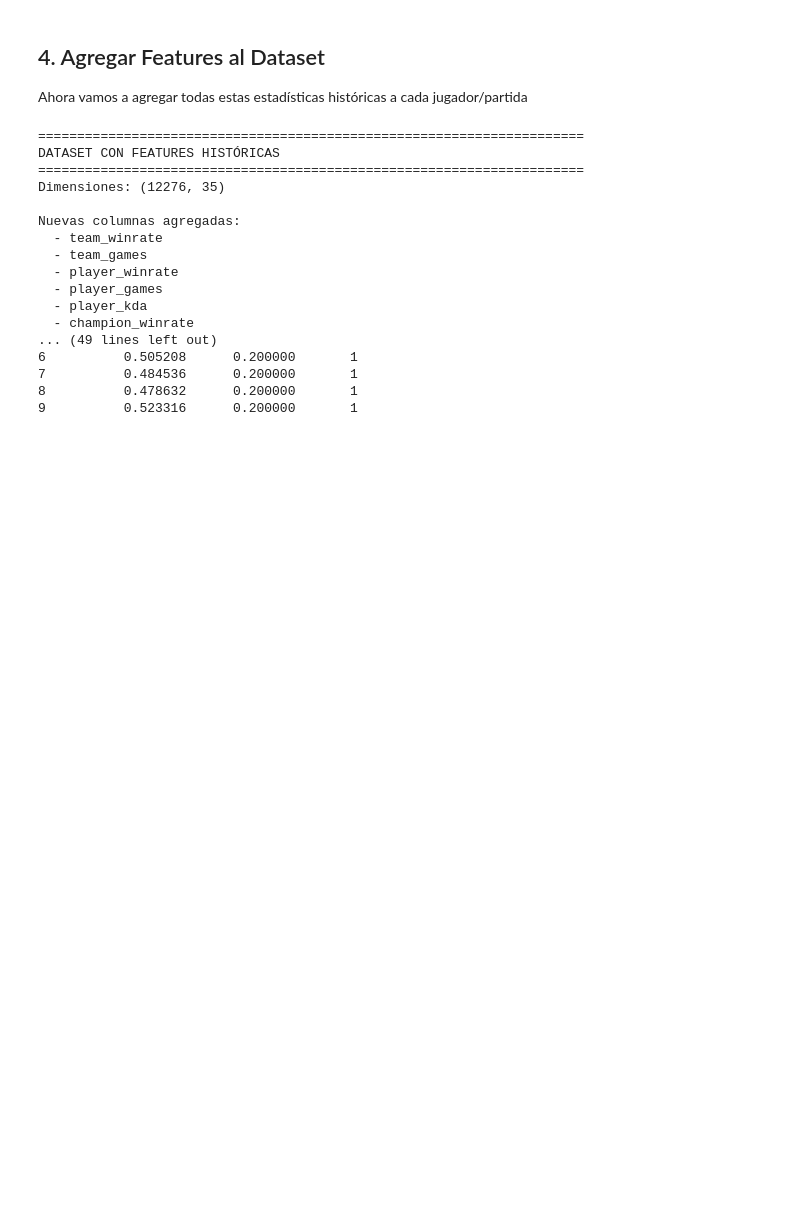
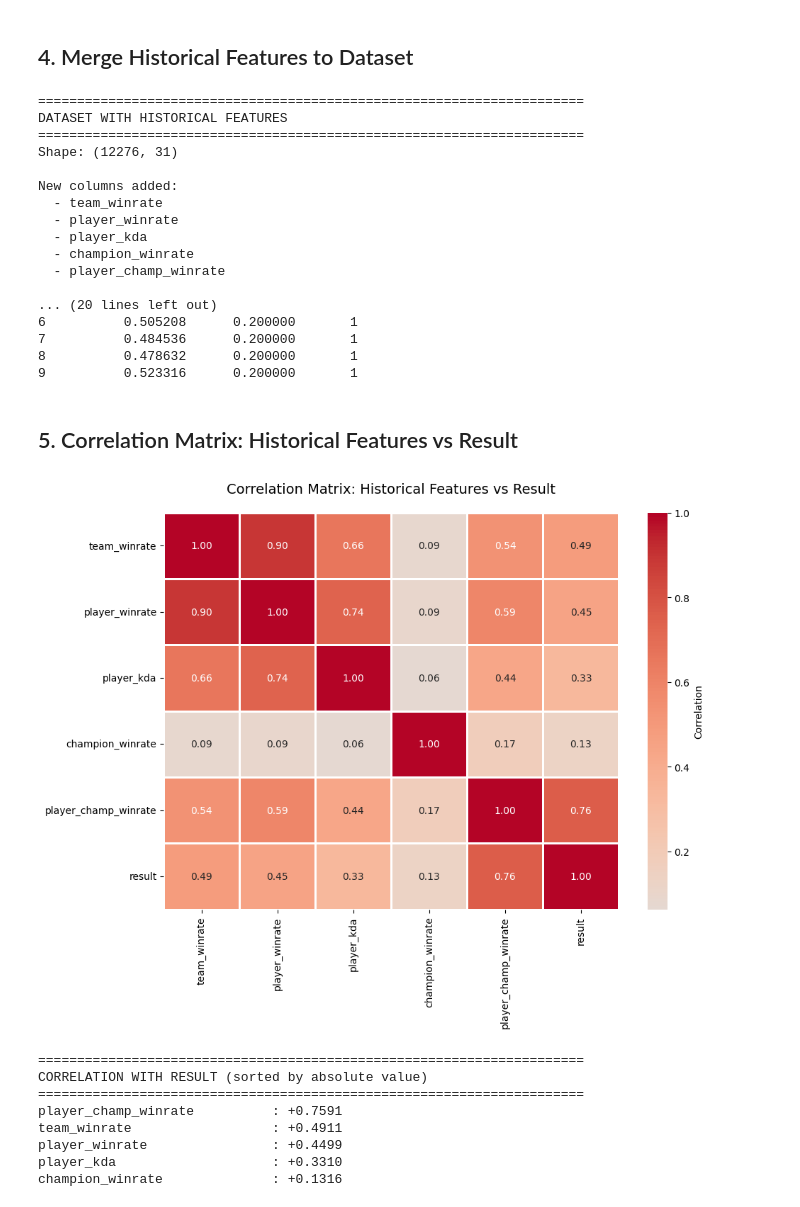
Before and after one commit to Waffle639/LoL-AI, a Jupyter notebook: IA_LoL_Prediccion_Pre_Game.ipynb, the cells around one changed output. Cells and saved outputs as stored; diff of their text form; code cells hidden in the pictures; blank space fills up the shorter version.

```diff
--- a/IA_LoL_Prediccion_Pre_Game.ipynb
+++ b/IA_LoL_Prediccion_Pre_Game.ipynb
@@ -246,56 +206,69 @@ WINRATE POR LADO
 # %% [markdown]
-## 4. Agregar Features al Dataset
-
-Ahora vamos a agregar todas estas estadísticas históricas a cada jugador/partida
+## 4. Merge Historical Features to Dataset
 # %%
-# Merge todas las estadísticas históricas al dataset
 df_features = df_clean.copy()
 
-# Agregar stats de equipo
 df_features = df_features.merge(team_stats, on='teamname', how='left')
-
-# Agregar stats de jugador
 df_features = df_features.merge(player_stats, on='playername', how='left')
-
-# Agregar stats de campeón
 df_features = df_features.merge(champion_stats, on='champion', how='left')
-
-# Agregar stats de jugador+campeón (maestría)
 df_features = df_features.merge(player_champion_stats, on=['playername', 'champion'], how='left')
 
-# Agregar stats de lado
-df_features = df_features.merge(side_stats, on='side', how='left')
-
 print("="*70)
-print("DATASET CON FEATURES HISTÓRICAS")
+print("DATASET WITH HISTORICAL FEATURES")
 print("="*70)
-print(f"Dimensiones: {df_features.shape}")
-print(f"\nNuevas columnas agregadas:")
-nuevas_cols = ['team_winrate', 'team_games', 'player_winrate', 'player_games', 'player_kda',
-               'champion_winrate', 'champion_games', 'player_champ_winrate', 'player_champ_games',
-               'side_winrate', 'side_games']
-for col in nuevas_cols:
+print(f"Shape: {df_features.shape}")
+print(f"\nNew columns added:")
+new_cols = ['team_winrate', 'player_winrate', 'player_kda', 'champion_winrate', 'player_champ_winrate']
+for col in new_cols:
     print(f"  - {col}")
 
-# Mostrar ejemplo
-print("\nEjemplo de datos con features:")
+print("\nExample data with features:")
 print(df_features[['playername', 'champion', 'teamname', 'player_winrate', 'player_kda', 'champion_winrate', 'team_winrate', 'result']].head(10))
 # %% [output]
 ======================================================================
-DATASET CON FEATURES HISTÓRICAS
+DATASET WITH HISTORICAL FEATURES
 ======================================================================
-Dimensiones: (12276, 35)
+Shape: (12276, 31)
 
-Nuevas columnas agregadas:
+New columns added:
   - team_winrate
-  - team_games
   - player_winrate
-  - player_games
   - player_kda
   - champion_winrate
-... (49 lines left out)
+  - player_champ_winrate
+
+... (20 lines left out)
 6          0.505208      0.200000       1
 7          0.484536      0.200000       1
 8          0.478632      0.200000       1
 9          0.523316      0.200000       1
+# %% [markdown]
+## 5. Correlation Matrix: Historical Features vs Result
+# %%
+correlation_cols = ['team_winrate', 'player_winrate', 'player_kda', 'champion_winrate', 'player_champ_winrate', 'result']
+correlation_matrix = df_features[correlation_cols].corr()
+
+plt.figure(figsize=(10, 8))
+sns.heatmap(correlation_matrix, annot=True, fmt='.2f', cmap='coolwarm', center=0,
+            linewidths=1, cbar_kws={'label': 'Correlation'})
+plt.title('Correlation Matrix: Historical Features vs Result', fontsize=14, pad=20)
+plt.tight_layout()
+plt.show()
+
+print("\n" + "="*70)
+print("CORRELATION WITH RESULT (sorted by absolute value)")
+print("="*70)
+result_corr = correlation_matrix['result'].drop('result').sort_values(key=abs, ascending=False)
+for feature, corr_value in result_corr.items():
+    print(f"{feature:30s}: {corr_value:+.4f}")
+# %% [output]
+[figure, added]
+======================================================================
+CORRELATION WITH RESULT (sorted by absolute value)
+======================================================================
+player_champ_winrate          : +0.7591
+team_winrate                  : +0.4911
+player_winrate                : +0.4499
+player_kda                    : +0.3310
+champion_winrate              : +0.1316
 # %% [markdown]
```
Also changed, not shown: parts of 21 cells of this notebook, 1 other file.
